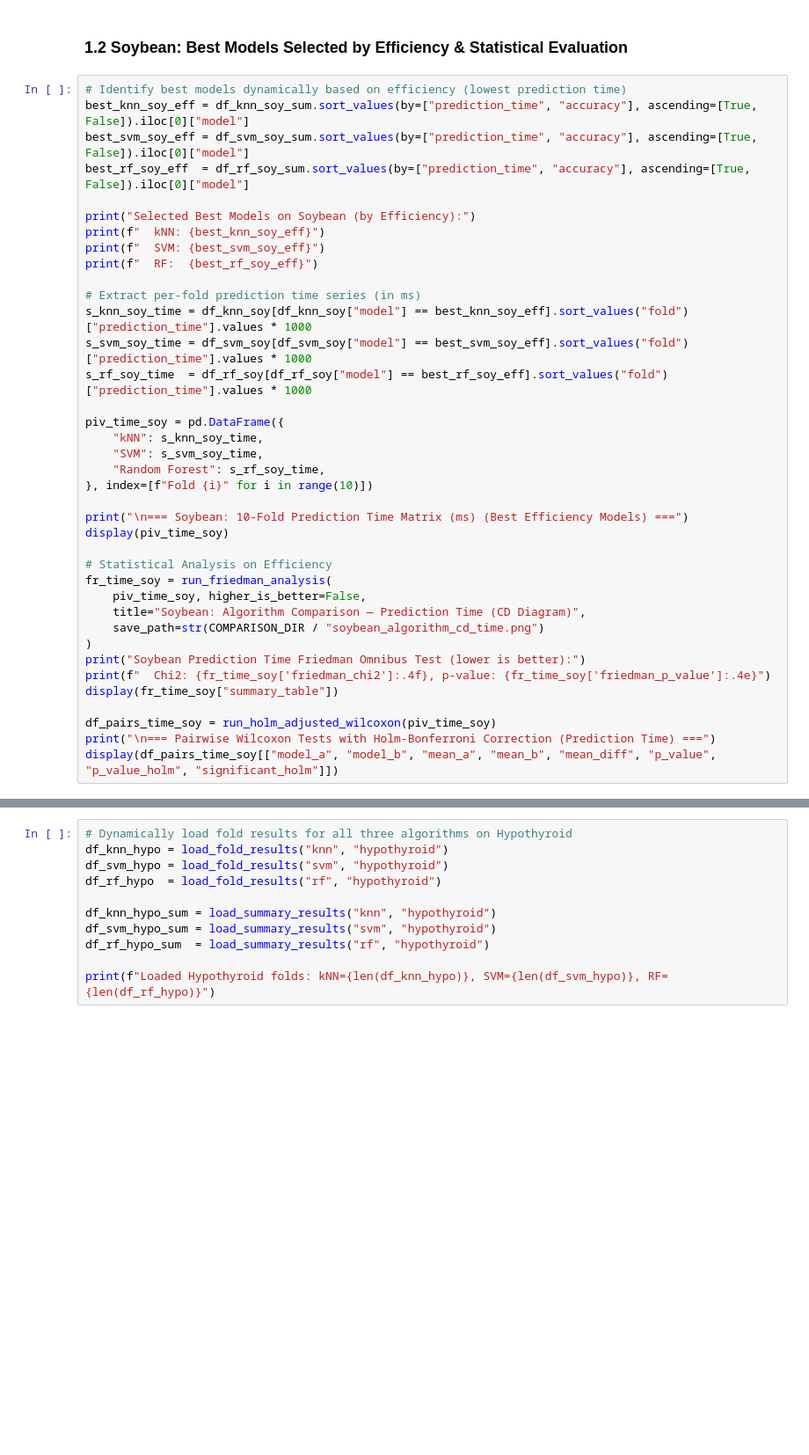
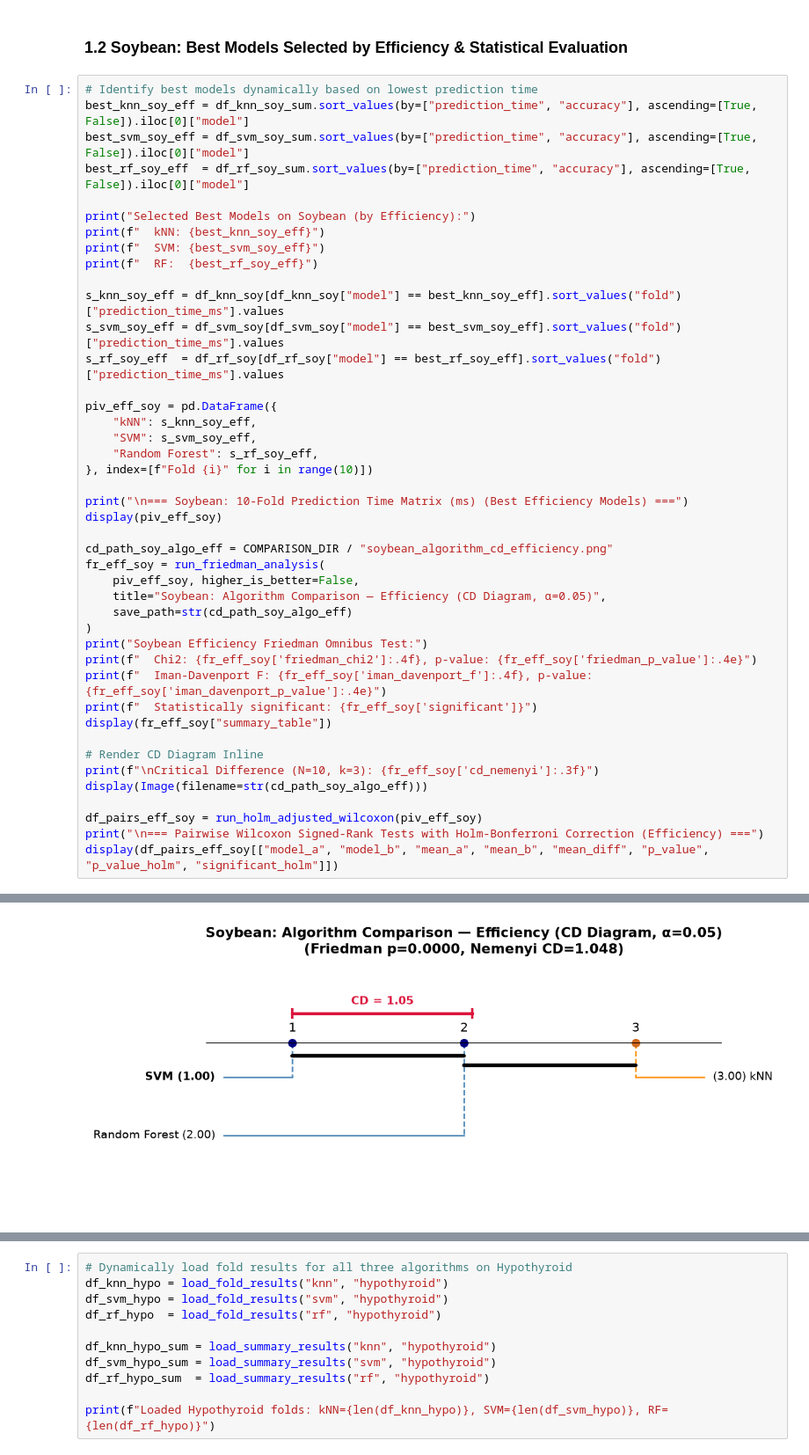
Before and after one commit to emrekoymen/IML-Lab-2026, a Jupyter notebook: Work2/analysis/04_algorithm_comparison.ipynb, the cells around one changed output, grey strips where cells are left out. Shown at 88% size. Cells and saved outputs as stored; diff of their text form; blank space fills up the shorter version.

```diff
--- a/Work2/analysis/04_algorithm_comparison.ipynb
+++ b/Work2/analysis/04_algorithm_comparison.ipynb
@@ -151,7 +158,7 @@ Soybean Accuracy Friedman Omnibus Test:
 # %% [markdown]
 ### 1.2 Soybean: Best Models Selected by Efficiency & Statistical Evaluation
 # %%
-# Identify best models dynamically based on efficiency (lowest prediction time)
+# Identify best models dynamically based on lowest prediction time
 best_knn_soy_eff = df_knn_soy_sum.sort_values(by=["prediction_time", "accuracy"], ascending=[True, False]).iloc[0]["model"]
 best_svm_soy_eff = df_svm_soy_sum.sort_values(by=["prediction_time", "accuracy"], ascending=[True, False]).iloc[0]["model"]
 best_rf_soy_eff  = df_rf_soy_sum.sort_values(by=["prediction_time", "accuracy"], ascending=[True, False]).iloc[0]["model"]
@@ -161,33 +168,38 @@ print(f"  kNN: {best_knn_soy_eff}")
 print(f"  SVM: {best_svm_soy_eff}")
 print(f"  RF:  {best_rf_soy_eff}")
 
-# Extract per-fold prediction time series (in ms)
-s_knn_soy_time = df_knn_soy[df_knn_soy["model"] == best_knn_soy_eff].sort_values("fold")["prediction_time"].values * 1000
-s_svm_soy_time = df_svm_soy[df_svm_soy["model"] == best_svm_soy_eff].sort_values("fold")["prediction_time"].values * 1000
-s_rf_soy_time  = df_rf_soy[df_rf_soy["model"] == best_rf_soy_eff].sort_values("fold")["prediction_time"].values * 1000
+s_knn_soy_eff = df_knn_soy[df_knn_soy["model"] == best_knn_soy_eff].sort_values("fold")["prediction_time_ms"].values
+s_svm_soy_eff = df_svm_soy[df_svm_soy["model"] == best_svm_soy_eff].sort_values("fold")["prediction_time_ms"].values
+s_rf_soy_eff  = df_rf_soy[df_rf_soy["model"] == best_rf_soy_eff].sort_values("fold")["prediction_time_ms"].values
 
-piv_time_soy = pd.DataFrame({
-    "kNN": s_knn_soy_time,
-    "SVM": s_svm_soy_time,
-    "Random Forest": s_rf_soy_time,
+piv_eff_soy = pd.DataFrame({
+    "kNN": s_knn_soy_eff,
+    "SVM": s_svm_soy_eff,
+    "Random Forest": s_rf_soy_eff,
 }, index=[f"Fold {i}" for i in range(10)])
 
 print("\n=== Soybean: 10-Fold Prediction Time Matrix (ms) (Best Efficiency Models) ===")
-display(piv_time_soy)
+display(piv_eff_soy)
 
-# Statistical Analysis on Efficiency
-fr_time_soy = run_friedman_analysis(
-    piv_time_soy, higher_is_better=False,
-    title="Soybean: Algorithm Comparison — Prediction Time (CD Diagram)",
-    save_path=str(COMPARISON_DIR / "soybean_algorithm_cd_time.png")
+cd_path_soy_algo_eff = COMPARISON_DIR / "soybean_algorithm_cd_efficiency.png"
+fr_eff_soy = run_friedman_analysis(
+    piv_eff_soy, higher_is_better=False,
+    title="Soybean: Algorithm Comparison — Efficiency (CD Diagram, α=0.05)",
+    save_path=str(cd_path_soy_algo_eff)
 )
-print("Soybean Prediction Time Friedman Omnibus Test (lower is better):")
-print(f"  Chi2: {fr_time_soy['friedman_chi2']:.4f}, p-value: {fr_time_soy['friedman_p_value']:.4e}")
-display(fr_time_soy["summary_table"])
+print("Soybean Efficiency Friedman Omnibus Test:")
+print(f"  Chi2: {fr_eff_soy['friedman_chi2']:.4f}, p-value: {fr_eff_soy['friedman_p_value']:.4e}")
+print(f"  Iman-Davenport F: {fr_eff_soy['iman_davenport_f']:.4f}, p-value: {fr_eff_soy['iman_davenport_p_value']:.4e}")
+print(f"  Statistically significant: {fr_eff_soy['significant']}")
+display(fr_eff_soy["summary_table"])
 
-df_pairs_time_soy = run_holm_adjusted_wilcoxon(piv_time_soy)
-print("\n=== Pairwise Wilcoxon Tests with Holm-Bonferroni Correction (Prediction Time) ===")
-display(df_pairs_time_soy[["model_a", "model_b", "mean_a", "mean_b", "mean_diff", "p_value", "p_value_holm", "significant_holm"]])
+# Render CD Diagram Inline
+print(f"\nCritical Difference (N=10, k=3): {fr_eff_soy['cd_nemenyi']:.3f}")
+display(Image(filename=str(cd_path_soy_algo_eff)))
+
+df_pairs_eff_soy = run_holm_adjusted_wilcoxon(piv_eff_soy)
+print("\n=== Pairwise Wilcoxon Signed-Rank Tests with Holm-Bonferroni Correction (Efficiency) ===")
+display(df_pairs_eff_soy[["model_a", "model_b", "mean_a", "mean_b", "mean_diff", "p_value", "p_value_holm", "significant_holm"]])
 # %% [output]
 Selected Best Models on Soybean (by Efficiency):
   kNN: KNN(k=5, metric=euclidean, voting=majority, retention=never_retain)
@@ -215,0 +230 @@ Soybean Prediction Time Friedman Omnibus Test (lower is better):
+[figure, added]
```
Also changed, not shown: parts of 16 cells of this notebook, 11 other files.
